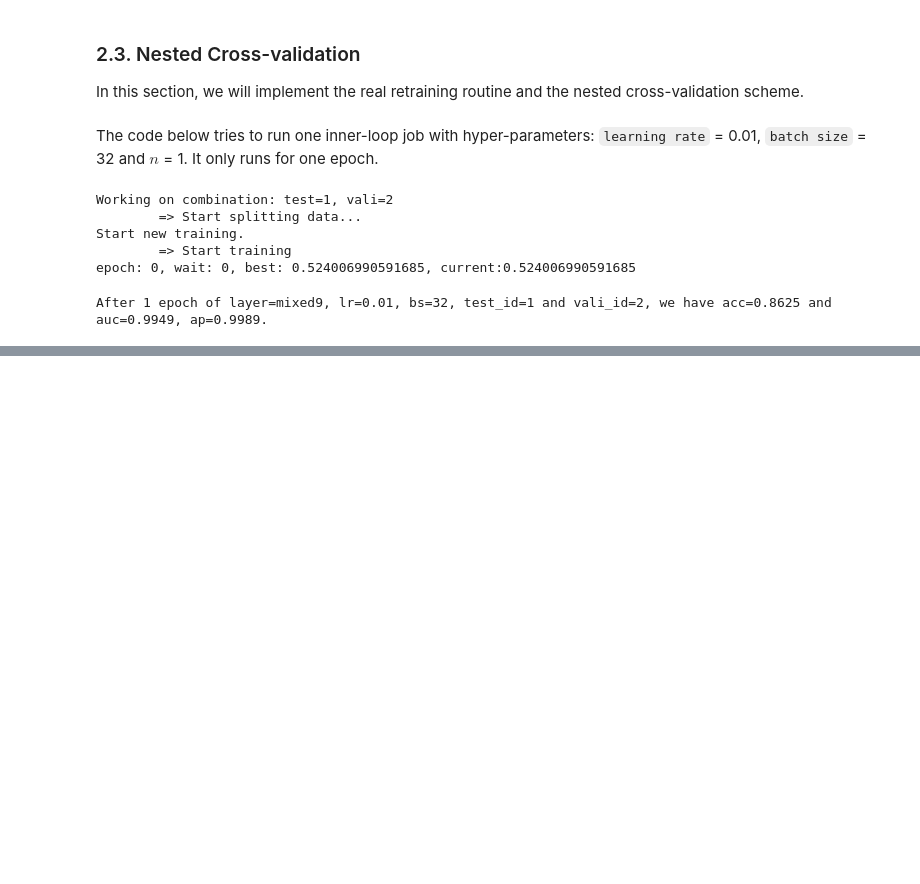
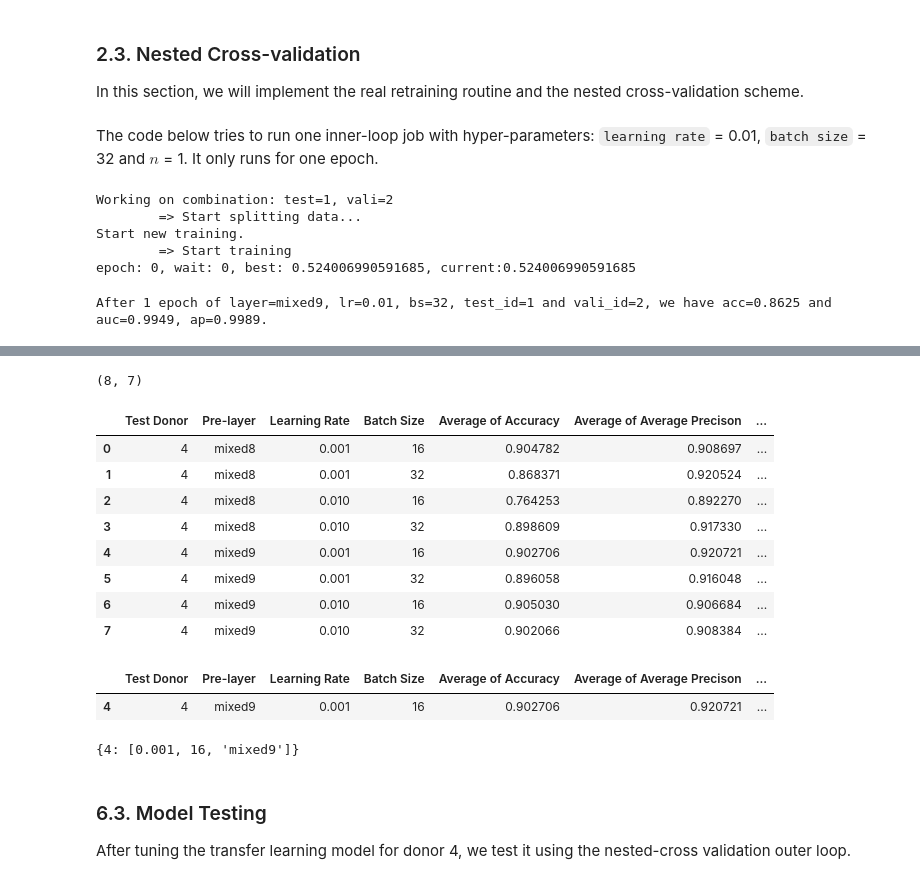
Before and after one commit to gitter-lab/t-cell-classification, a Jupyter notebook: transfer_learning.ipynb, the cells around one changed output, grey strips where cells are left out. Cells and saved outputs as stored; diff of their text form; code cells hidden in the pictures; blank space fills up the shorter version.

Commit message:
Finish transfer learning notebook, need to add integration with zenodo

```diff
--- a/transfer_learning.ipynb
+++ b/transfer_learning.ipynb
@@ -1097,0 +2387,53 @@ for layer in layer_candidates:
+# %%
+tuning_result = pd.read_csv('./resource/transfer_tune_result_d4.csv')
+
+# It has 2 * 2 * 2 = 8 rows
+print(tuning_result.shape)
+tuning_result
+# %% [output]
+(8, 7)
+|  | Test Donor | Pre-layer | Learning Rate | Batch Size | Average of Accuracy | Average of Average Precison | ... |
+| 0 | 4 | mixed8 | 0.001 | 16 | 0.904782 | 0.908697 | ... |
+| 1 | 4 | mixed8 | 0.001 | 32 | 0.868371 | 0.920524 | ... |
+| 2 | 4 | mixed8 | 0.010 | 16 | 0.764253 | 0.892270 | ... |
+| 3 | 4 | mixed8 | 0.010 | 32 | 0.898609 | 0.917330 | ... |
+| 4 | 4 | mixed9 | 0.001 | 16 | 0.902706 | 0.920721 | ... |
+| 5 | 4 | mixed9 | 0.001 | 32 | 0.896058 | 0.916048 | ... |
+| 6 | 4 | mixed9 | 0.010 | 16 | 0.905030 | 0.906684 | ... |
+| 7 | 4 | mixed9 | 0.010 | 32 | 0.902066 | 0.908384 | ... |
+# %%
+# Iterate through all the rows in the dataframe, and find the row which
+# has the largest average of average precision for each test donor
+best_row = {}
+
+for i, r in tuning_result.iterrows():
+    tid = r['Test Donor']
+    ap = r['Average of Average Precison']
+
+    if tid not in best_row:
+        best_row[tid] = (i, ap)
+        continue
+
+    if ap > best_row[tid][1]:
+        best_row[tid] = (i, ap)
+
+best_para_df = tuning_result.iloc[[best_row[i][0] for i in best_row], :]
+
+# Get the best parameter for each test donor [lr, bs, pre_layer]
+best_parameters = {}
+for i, r in best_para_df.iterrows():
+    best_parameters[r['Test Donor']] = [r['Learning Rate'], r['Batch Size'],
+                                        r['Pre-layer']]
+
+best_para_df
+# %% [output]
+|  | Test Donor | Pre-layer | Learning Rate | Batch Size | Average of Accuracy | Average of Average Precison | ... |
+| 4 | 4 | mixed9 | 0.001 | 16 | 0.902706 | 0.920721 | ... |
+# %%
+best_parameters
+# %% [output]
+{4: [0.001, 16, 'mixed9']}
+# %% [markdown]
+### 6.3. Model Testing
+
+After tuning the transfer learning model for donor 4, we test it using the nested-cross validation outer loop.
```
Also changed, not shown: parts of 87 cells of this notebook.
